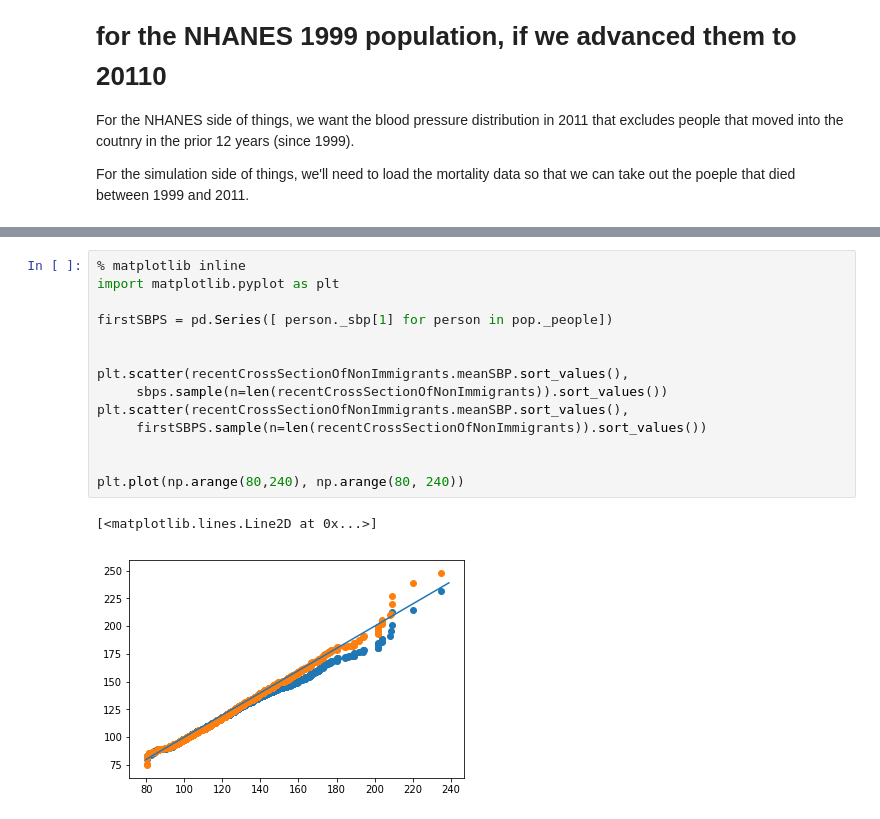
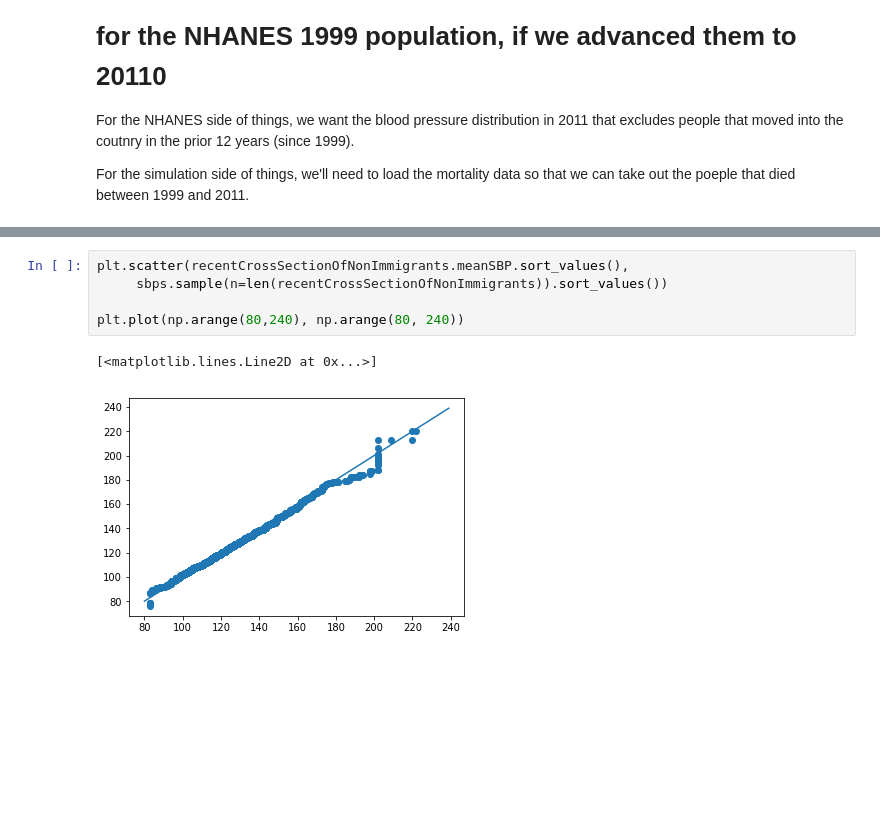
Before and after one commit to jburke5/microsimNHANES, a Jupyter notebook: compareSimulatedRiskFactorsToNHANES.ipynb, the cells around one changed output, grey strips where cells are left out. Cells and saved outputs as stored; diff of their text form; blank space fills up the shorter version.

```diff
--- a/compareSimulatedRiskFactorsToNHANES.ipynb
+++ b/compareSimulatedRiskFactorsToNHANES.ipynb
@@ -99,17 +92,8 @@ dtype: float64
 # %%
-% matplotlib inline
-import matplotlib.pyplot as plt
-
-firstSBPS = pd.Series([ person._sbp[1] for person in pop._people])
-
-
 plt.scatter(recentCrossSectionOfNonImmigrants.meanSBP.sort_values(),
      sbps.sample(n=len(recentCrossSectionOfNonImmigrants)).sort_values())
-plt.scatter(recentCrossSectionOfNonImmigrants.meanSBP.sort_values(),
-     firstSBPS.sample(n=len(recentCrossSectionOfNonImmigrants)).sort_values())
-
 
 plt.plot(np.arange(80,240), np.arange(80, 240))
 # %% [output]
 [<matplotlib.lines.Line2D at 0x...>]
-[figure, old version]
+[figure, new version]
```
Also changed, not shown: parts of 13 cells of this notebook, 3 other files.
